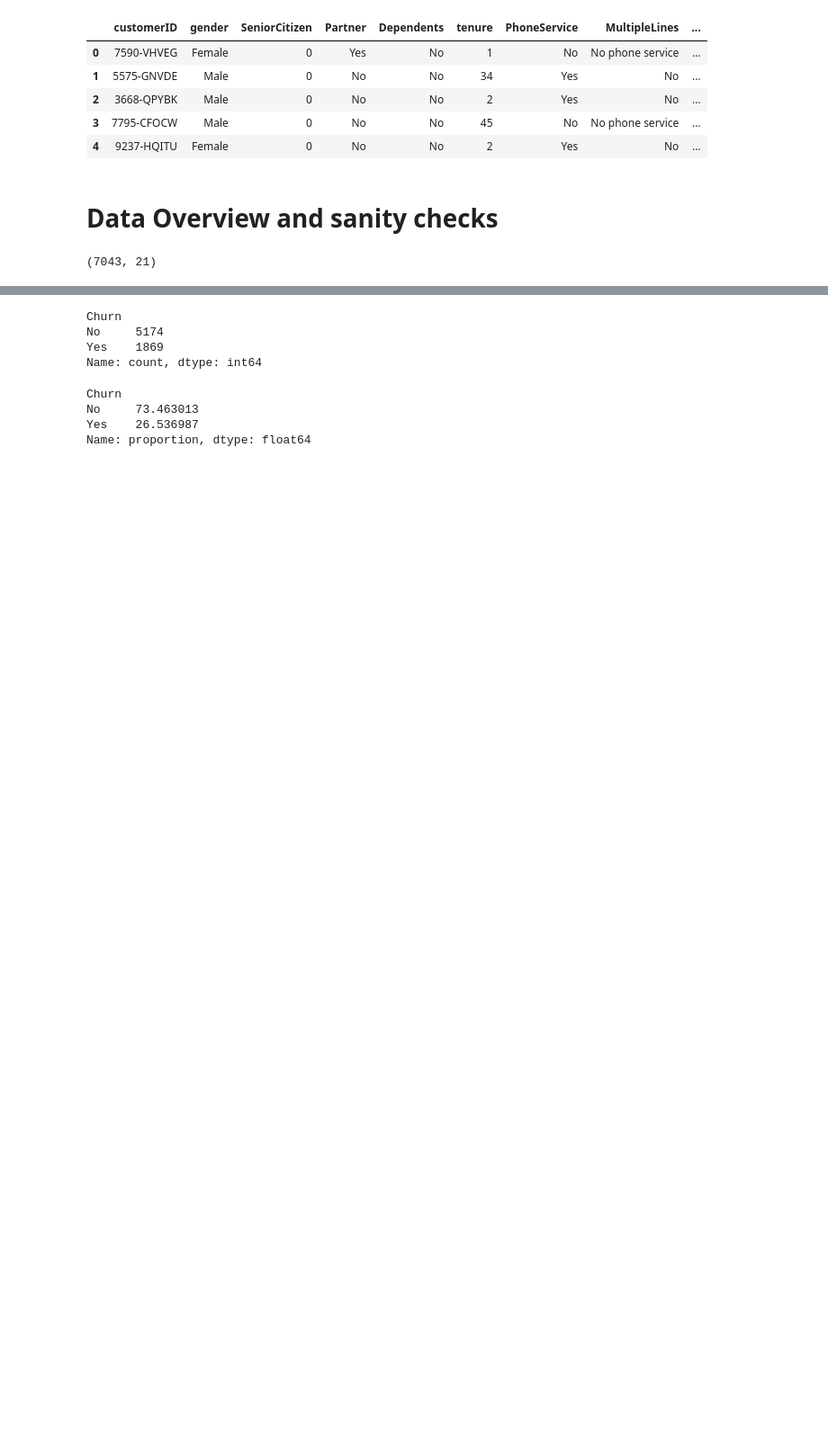
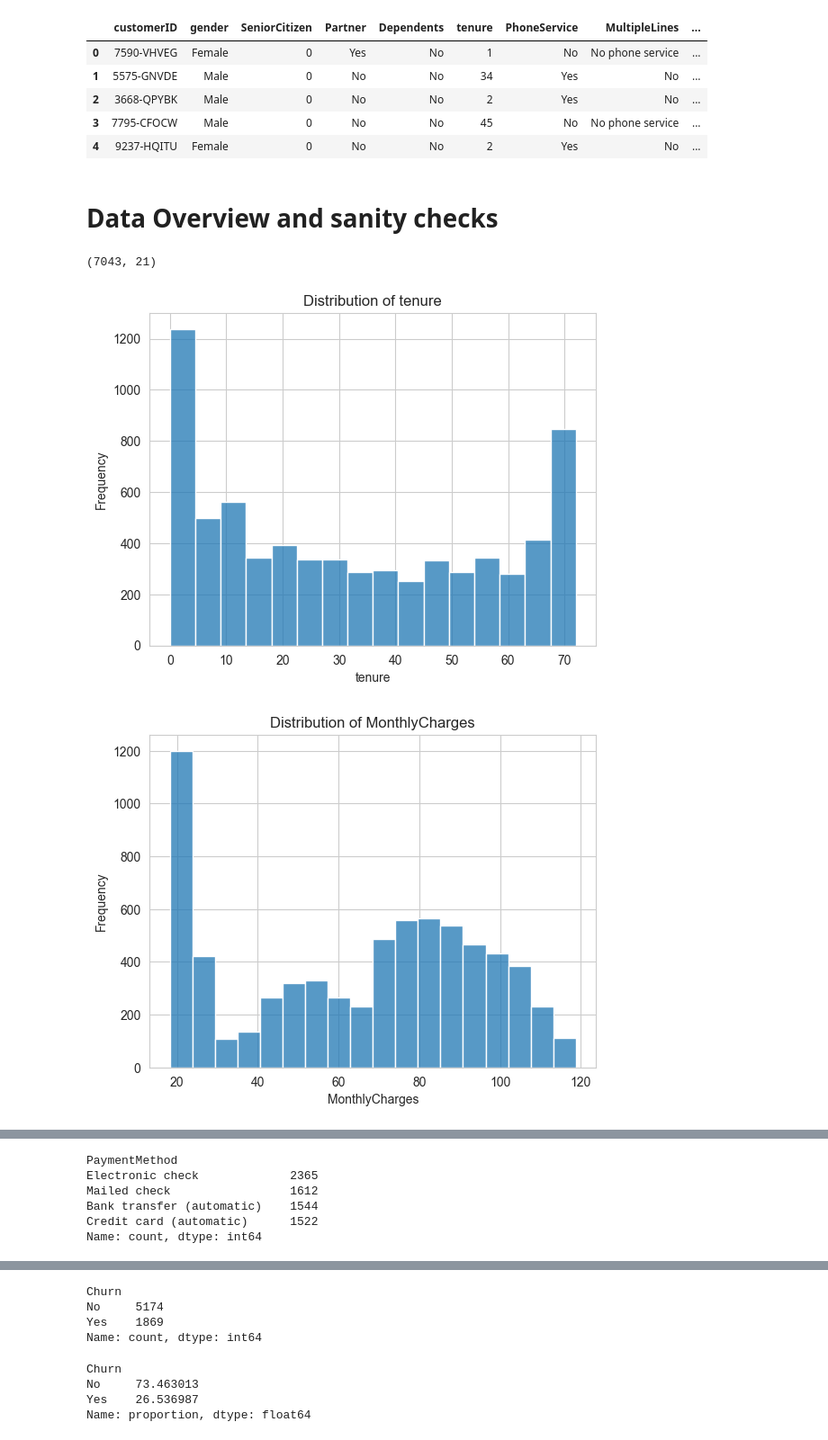
Before and after one commit to Taofeeq-akin/Telecom-Customer-Churn-Prediction, a Jupyter notebook: notebooks/01_eda.ipynb, the cells around one changed output, grey strips where cells are left out. Shown at 90% size. Cells and saved outputs as stored; diff of their text form; code cells hidden in the pictures; blank space fills up the shorter version.

```diff
--- a/notebooks/01_eda.ipynb
+++ b/notebooks/01_eda.ipynb
@@ -27,3 +27,15 @@ df.head()
 df.shape
 # %% [output]
 (7043, 21)
+# %%
+columns = ['tenure', 'MonthlyCharges', 'TotalCharges']
+## Histograms for numerical features
+for col in columns:
+    sns.histplot(df[col])
+    plt.title(f'Distribution of {col}')
+    plt.xlabel(col)
+    plt.ylabel('Frequency')
+    plt.show()
+# %% [output]
+[figure, added]
+[figure, added]
@@ -29,0 +43,9 @@ df.shape
+# %%
+df["PaymentMethod"].value_counts()
+# %% [output]
+PaymentMethod
+Electronic check             2365
+Mailed check                 1612
+Bank transfer (automatic)    1544
+Credit card (automatic)      1522
+Name: count, dtype: int64
```
Also changed, not shown: parts of 20 cells of this notebook.
